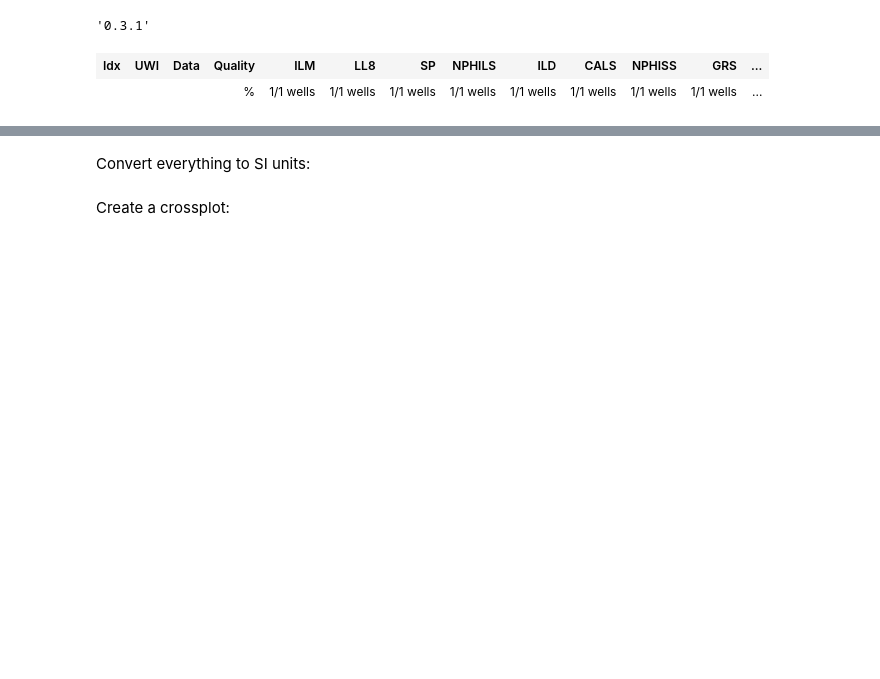
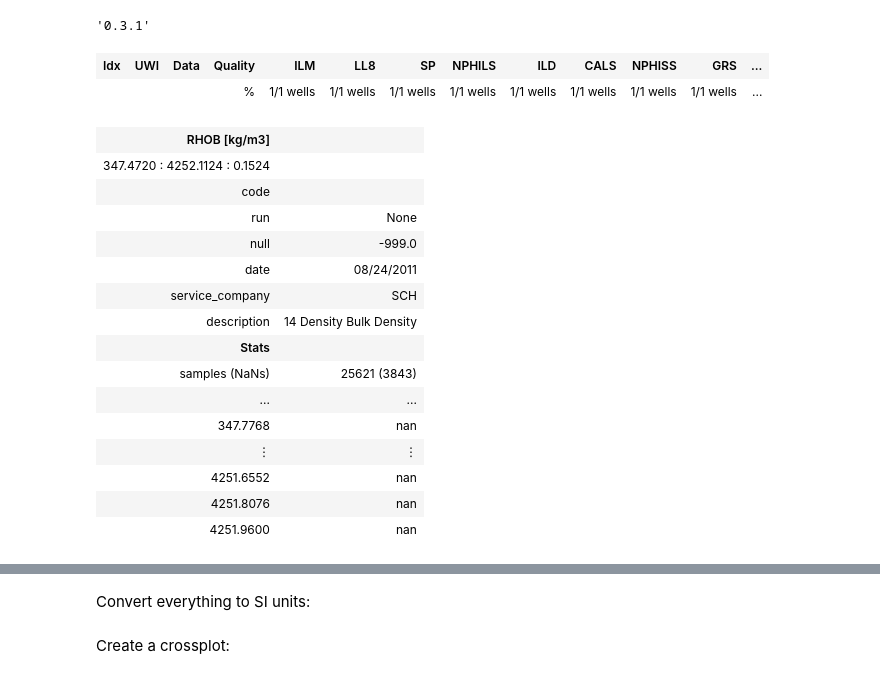
Before and after one commit to ymustc/geocomputing, a Jupyter notebook: notebooks/Bruges_getting_started.ipynb, the cells around one changed output, grey strips where cells are left out. Cells and saved outputs as stored; diff of their text form; code cells hidden in the pictures; blank space fills up the shorter version.

```diff
--- a/notebooks/Bruges_getting_started.ipynb
+++ b/notebooks/Bruges_getting_started.ipynb
@@ -198,3 +198,22 @@ HTML(p.curve_table_html())
 # %% [output]
 | Idx | UWI | Data | Quality | ILM | LL8 | SP | NPHILS | ILD | CALS | NPHISS | GRS | ... |
 |  |  |  | % | 1/1 wells | 1/1 wells | 1/1 wells | 1/1 wells | 1/1 wells | 1/1 wells | 1/1 wells | 1/1 wells | ... |
+# %%
+w.data['RHOB']
+# %% [output]
+| RHOB [kg/m3] |  |
+| 347.4720 : 4252.1124 : 0.1524 |  |
+| code |  |
+| run | None |
+| null | -999.0 |
+| date | 08/24/2011 |
+| service_company | SCH |
+| description | 14 Density Bulk Density |
+| Stats |  |
+| samples (NaNs) | 25621 (3843) |
+| ... | ... |
+| 347.7768 | nan |
+| ⋮ | ⋮ |
+| 4251.6552 | nan |
+| 4251.8076 | nan |
+| 4251.9600 | nan |
```
Also changed, not shown: parts of 4 cells of this notebook, 1 other file.
